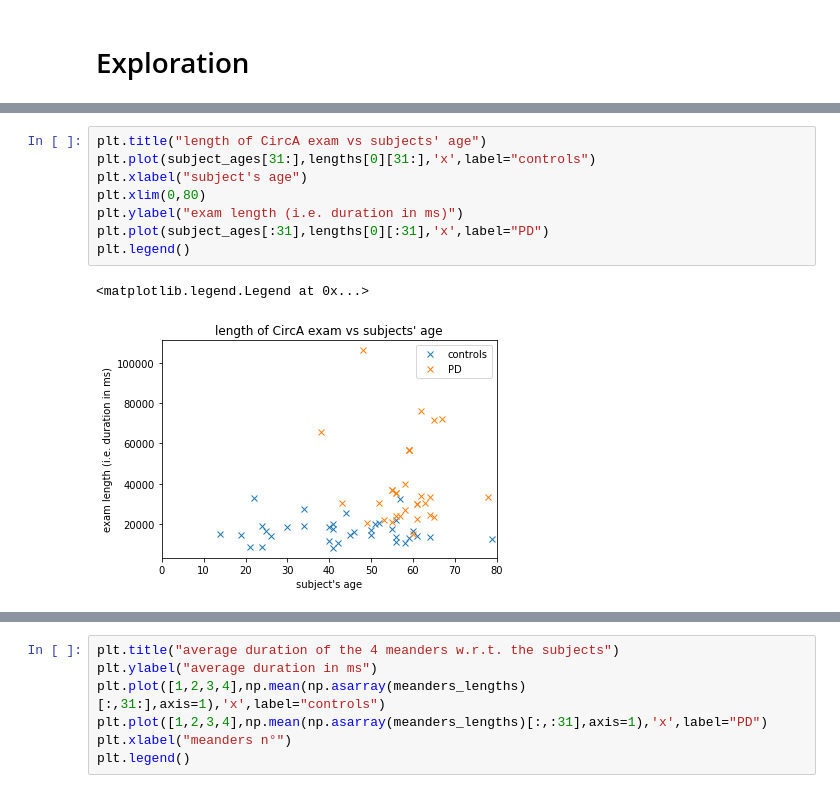
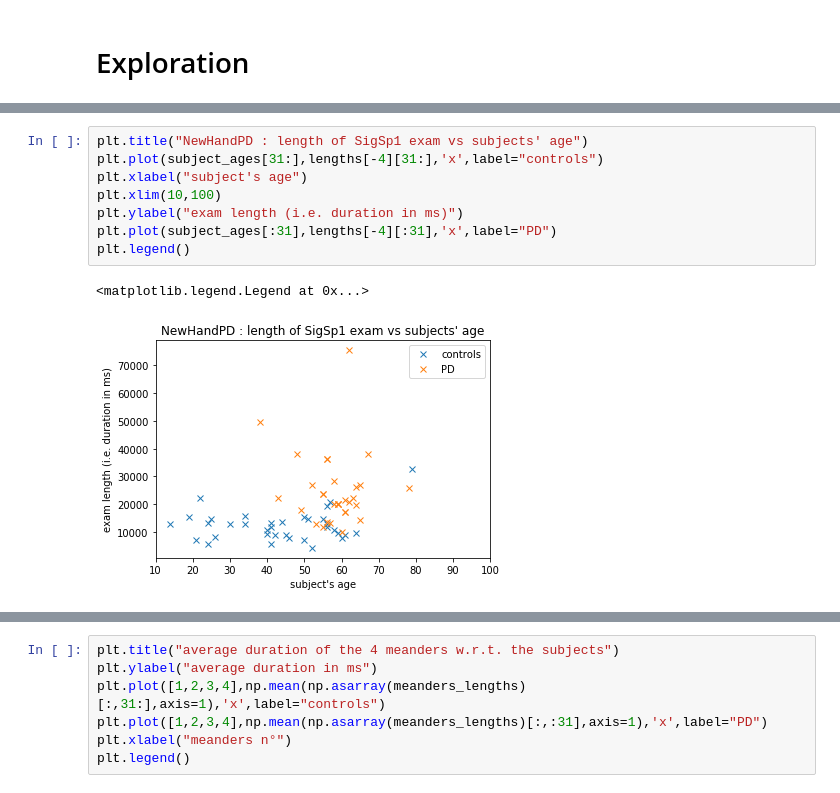
Before and after one commit to PaulLerner/deep_parkinson_handwriting, a Jupyter notebook: newhandpd.ipynb, the cells around one changed output, grey strips where cells are left out. Cells and saved outputs as stored; diff of their text form.

Commit message:
update report #6. Add PaHaW analysis and new stat test. + Found a defect in the PaHaW dataset : one subject finishes his exam in air. To do : add to data loading.

```diff
--- a/newhandpd.ipynb
+++ b/newhandpd.ipynb
@@ -390,11 +556,11 @@ for _ in range(1):
 # %%
-plt.title("length of CircA exam vs subjects' age")
-plt.plot(subject_ages[31:],lengths[0][31:],'x',label="controls")
+plt.title("NewHandPD : length of SigSp1 exam vs subjects' age")
+plt.plot(subject_ages[31:],lengths[-4][31:],'x',label="controls")
 plt.xlabel("subject's age")
-plt.xlim(0,80)
+plt.xlim(10,100)
 plt.ylabel("exam length (i.e. duration in ms)")
-plt.plot(subject_ages[:31],lengths[0][:31],'x',label="PD")
+plt.plot(subject_ages[:31],lengths[-4][:31],'x',label="PD")
 plt.legend()
 # %% [output]
 <matplotlib.legend.Legend at 0x...>
-[figure, old version]
+[figure, new version]
```
Also changed, not shown: parts of 32 cells of this notebook, 3 other files.
